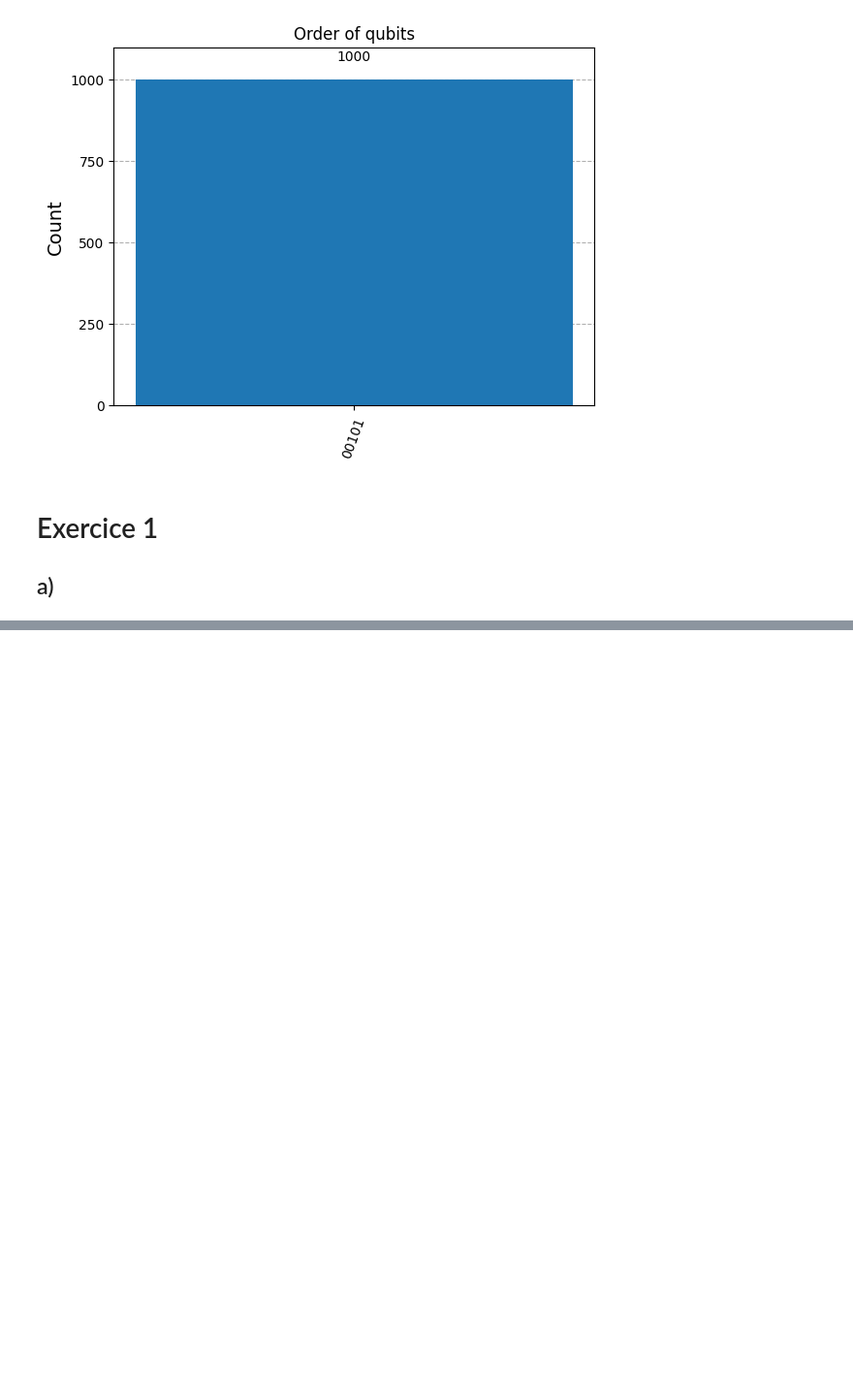
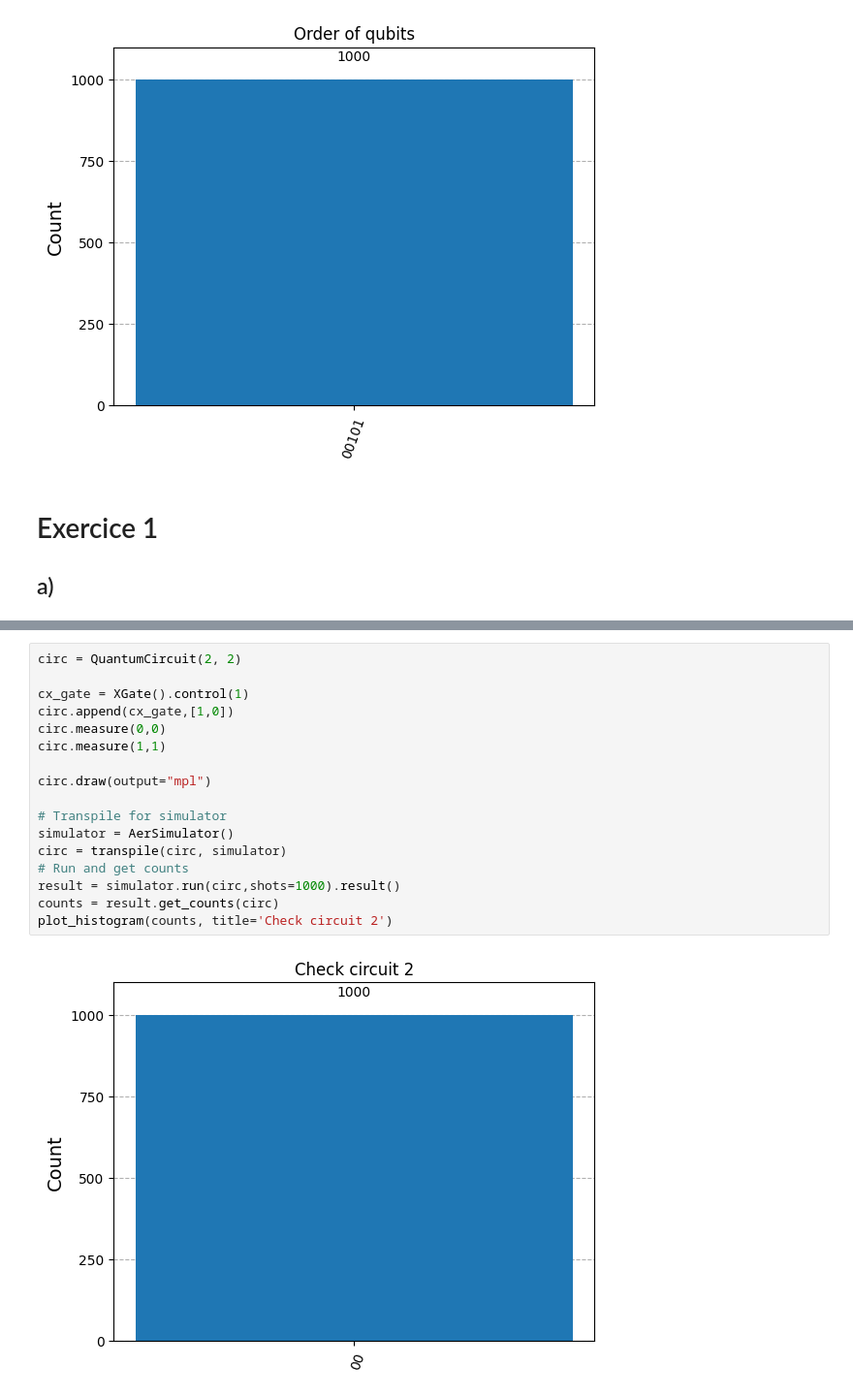
Before and after one commit to Demonis0/TPQiskit, a Jupyter notebook: LabQiskit.ipynb, the cells around one changed output, grey strips where cells are left out. Shown: that part at 97% size. Cells and saved outputs as stored; diff of their text form; blank space fills up the shorter version.

```diff
--- a/LabQiskit.ipynb
+++ b/LabQiskit.ipynb
@@ -161,0 +231,19 @@ circ.draw(output="mpl")
+# %%
+circ = QuantumCircuit(2, 2)
+
+cx_gate = XGate().control(1)
+circ.append(cx_gate,[1,0])
+circ.measure(0,0)
+circ.measure(1,1)
+
+circ.draw(output="mpl")
+
+# Transpile for simulator
+simulator = AerSimulator()
+circ = transpile(circ, simulator)
+# Run and get counts
+result = simulator.run(circ,shots=1000).result()
+counts = result.get_counts(circ)
+plot_histogram(counts, title='Check circuit 2')
+# %% [output]
+[figure, added]
```
Also changed, not shown: parts of 4 cells of this notebook.
